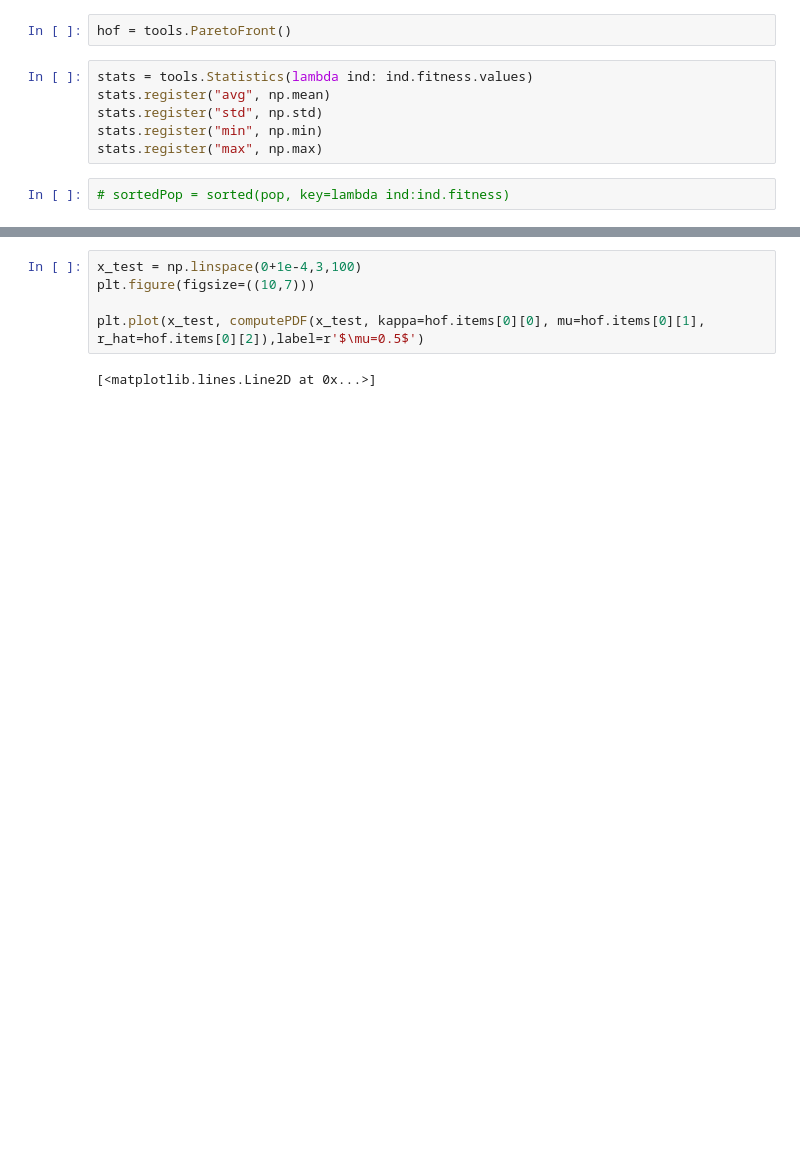
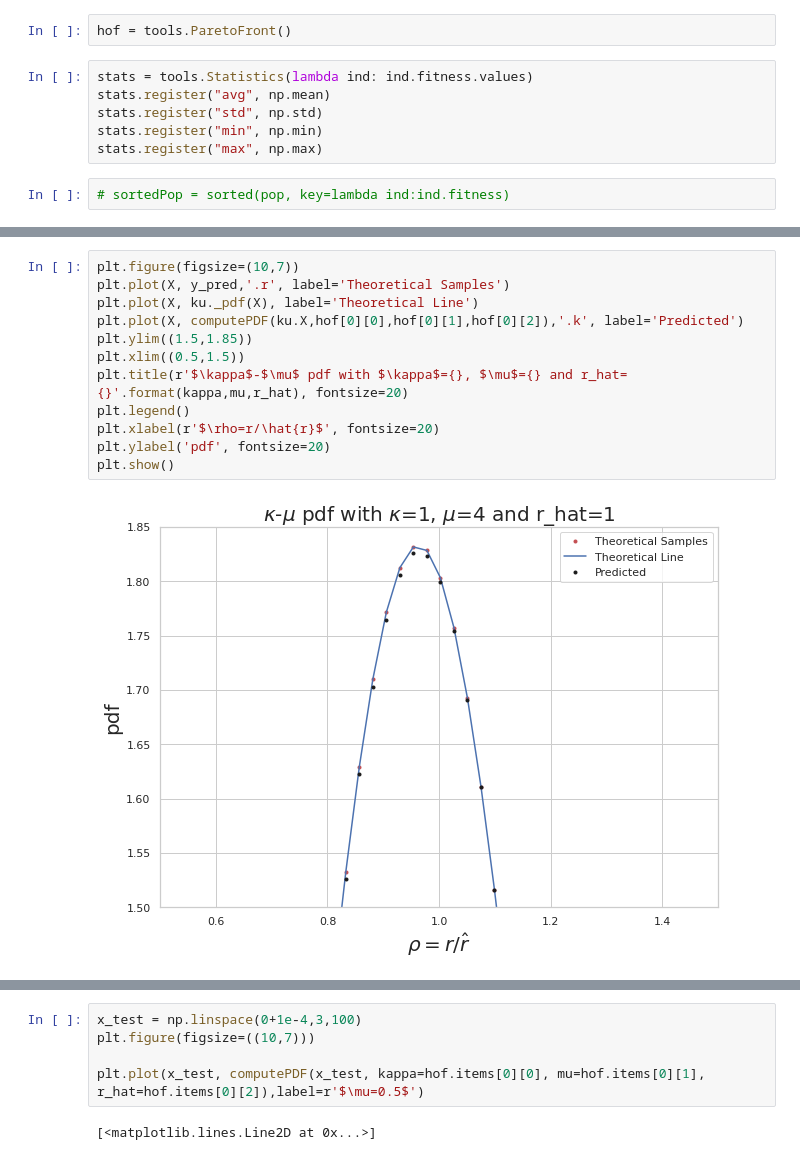
Before and after one commit to SamuelBFG/ga-fading, a Jupyter notebook: DEAP_KappaMu_Fitting.ipynb, the cells around one changed output, grey strips where cells are left out. Drawn from its saved outputs; the diff is of its cells as text; blank space fills up the shorter version.

```diff
--- a/DEAP_KappaMu_Fitting.ipynb
+++ b/DEAP_KappaMu_Fitting.ipynb
@@ -246,2 +282,16 @@ plt.show()
+# %%
+plt.figure(figsize=(10,7))
+plt.plot(X, y_pred,'.r', label='Theoretical Samples')
+plt.plot(X, ku._pdf(X), label='Theoretical Line')
+plt.plot(X, computePDF(ku.X,hof[0][0],hof[0][1],hof[0][2]),'.k', label='Predicted')
+plt.ylim((1.5,1.85))
+plt.xlim((0.5,1.5))
+plt.title(r'$\kappa$-$\mu$ pdf with $\kappa$={}, $\mu$={} and r_hat={}'.format(kappa,mu,r_hat), fontsize=20)
+plt.legend()
+plt.xlabel(r'$\rho=r/\hat{r}$', fontsize=20)
+plt.ylabel('pdf', fontsize=20)
+plt.show()
+# %% [output]
+[figure, added]
 # %%
 plt.figure(figsize=(10,7))
```
Also changed, not shown: parts of 55 cells of this notebook.
